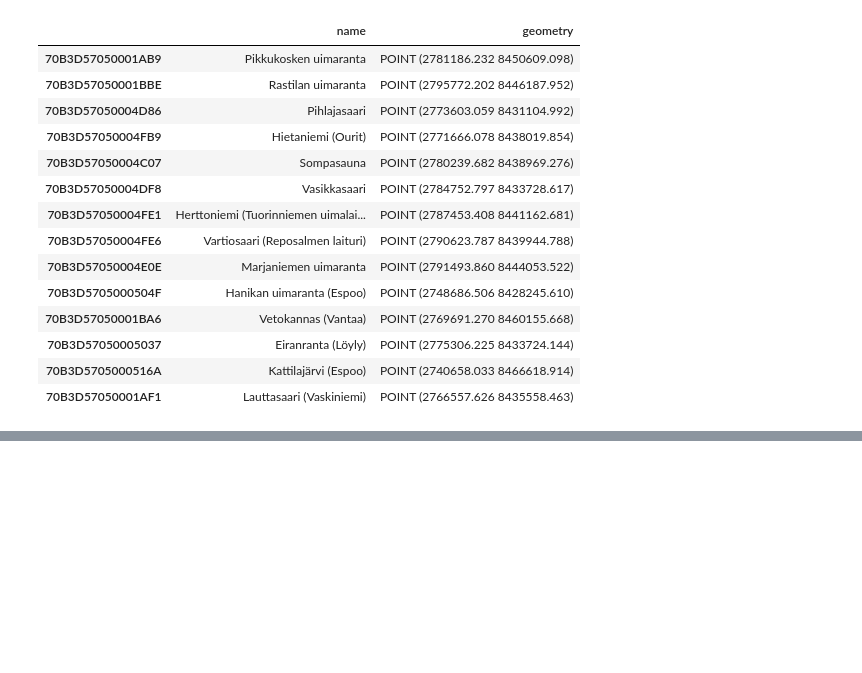
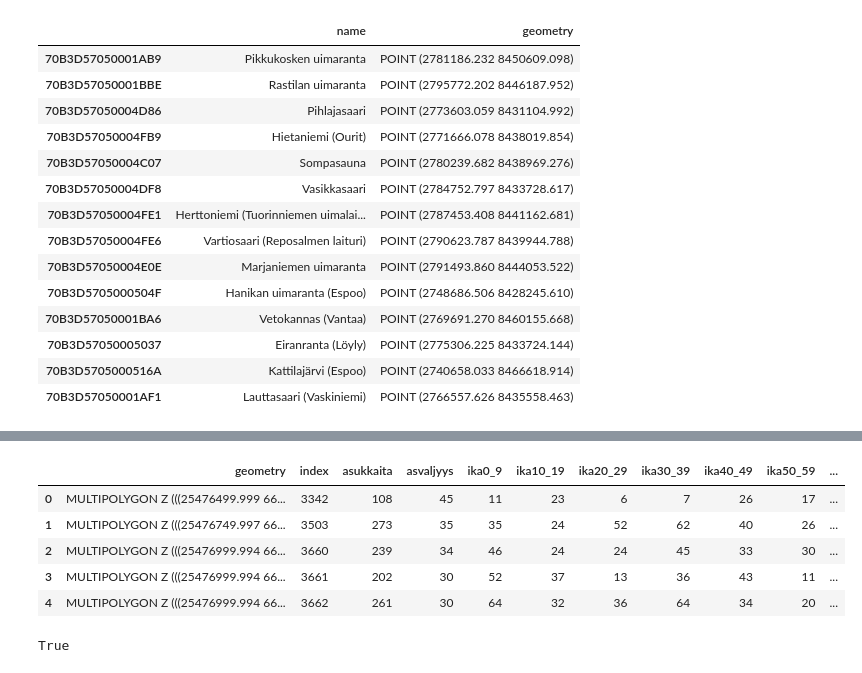
Before and after one commit to AutoGIS-2020/exercise-5-pjustus, a Jupyter notebook: docs/Exercise-5-Problem-2-pjustus.ipynb, the cells around one changed output, grey strips where cells are left out. Cells and saved outputs as stored; diff of their text form; code cells hidden in the pictures; blank space fills up the shorter version.

```diff
--- a/docs/Exercise-5-Problem-2-pjustus.ipynb
+++ b/docs/Exercise-5-Problem-2-pjustus.ipynb
@@ -214,0 +235,28 @@ join
+# %%
+# Specifying the url for web feature service
+url = 'https://kartta.hsy.fi/geoserver/wfs'
+
+# Specifying parameters
+params = dict(
+    service='WFS',
+    version='2.0.0',
+    request='GetFeature',
+    typeName='asuminen_ja_maankaytto:Vaestotietoruudukko_2018',
+    outputFormat='json'
+)
+
+# Fetching data from WFS using requests
+r = requests.get(url, params=params)
+
+# Creating GeoDataFrame from geojson
+pop = gpd.GeoDataFrame.from_features(geojson.loads(r.content))
+
+# Check the data
+pop.head()
+# %% [output]
+|  | geometry | index | asukkaita | asvaljyys | ika0_9 | ika10_19 | ika20_29 | ika30_39 | ika40_49 | ika50_59 | ... |
+| 0 | MULTIPOLYGON Z (((25476499.999 66... | 3342 | 108 | 45 | 11 | 23 | 6 | 7 | 26 | 17 | ... |
+| 1 | MULTIPOLYGON Z (((25476749.997 66... | 3503 | 273 | 35 | 35 | 24 | 52 | 62 | 40 | 26 | ... |
+| 2 | MULTIPOLYGON Z (((25476999.994 66... | 3660 | 239 | 34 | 46 | 24 | 24 | 45 | 33 | 30 | ... |
+| 3 | MULTIPOLYGON Z (((25476999.994 66... | 3661 | 202 | 30 | 52 | 37 | 13 | 36 | 43 | 11 | ... |
+| 4 | MULTIPOLYGON Z (((25476999.994 66... | 3662 | 261 | 30 | 64 | 32 | 36 | 64 | 34 | 20 | ... |
@@ -214,0 +266,5 @@ join
+# %%
+# Checking that CRS match
+pop.crs == join.crs
+# %% [output]
+True
```
Also changed, not shown: parts of 15 cells of this notebook.
